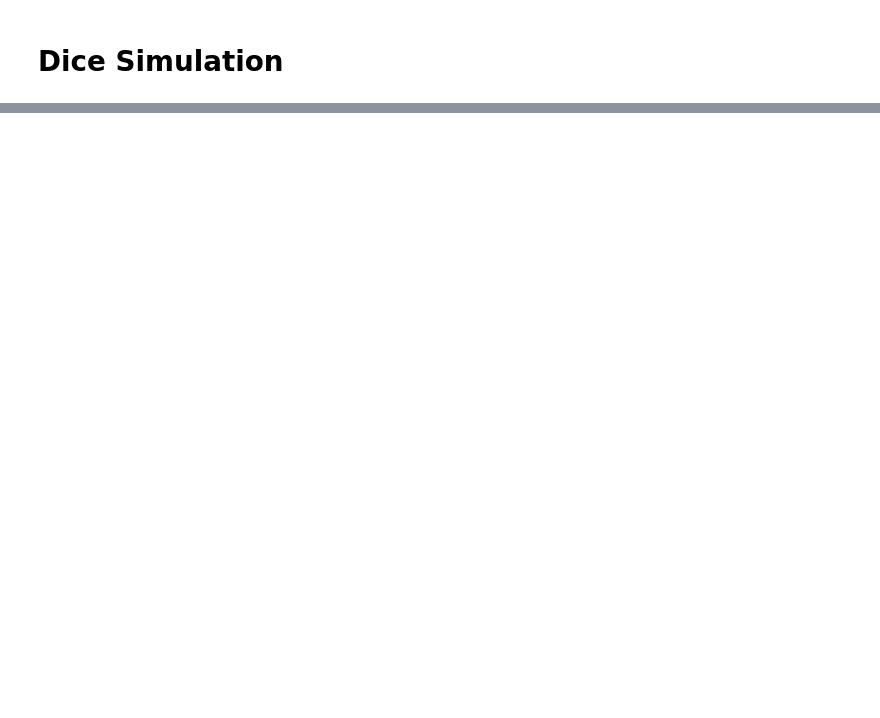
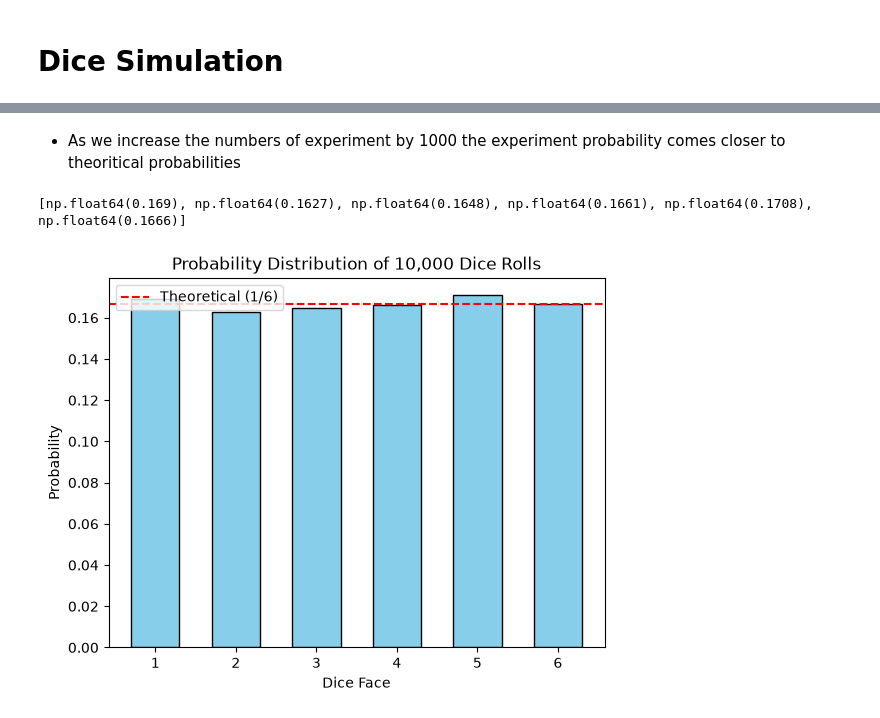
Before and after one commit to dawoodafzal62138/My-ML-Journey, a Jupyter notebook: Phase 2/Projects/Dice Simulation/dice_simulation.ipynb, the cells around one changed output, grey strips where cells are left out. Cells and saved outputs as stored; diff of their text form; code cells hidden in the pictures; blank space fills up the shorter version.

```diff
--- a/Phase 2/Projects/Dice Simulation/dice_simulation.ipynb
+++ b/Phase 2/Projects/Dice Simulation/dice_simulation.ipynb
@@ -54,0 +114,10 @@ plt.show()
+# %% [markdown]
+* As we increase the numbers of experiment by 1000 the experiment probability comes closer to theoritical probabilities
+# %%
+number_of_rolls = 10000
+element , probabilities = calculate_probabilities(element , number_of_rolls)
+print(probabilities)
+draw_plot(element ,probabilities , number_of_rolls)
+# %% [output]
+[np.float64(0.169), np.float64(0.1627), np.float64(0.1648), np.float64(0.1661), np.float64(0.1708), np.float64(0.1666)]
+[figure, added]
```
Also changed, not shown: parts of 14 cells of this notebook.
